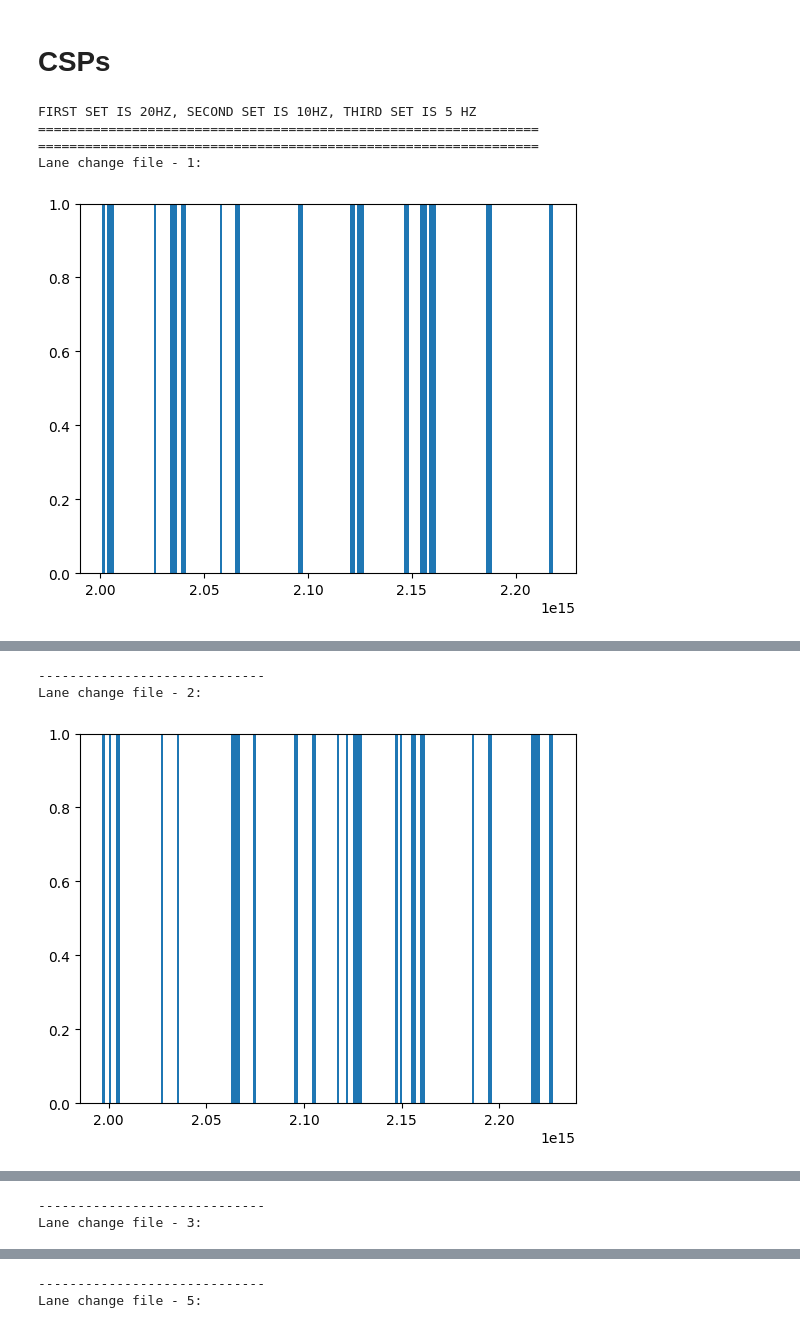
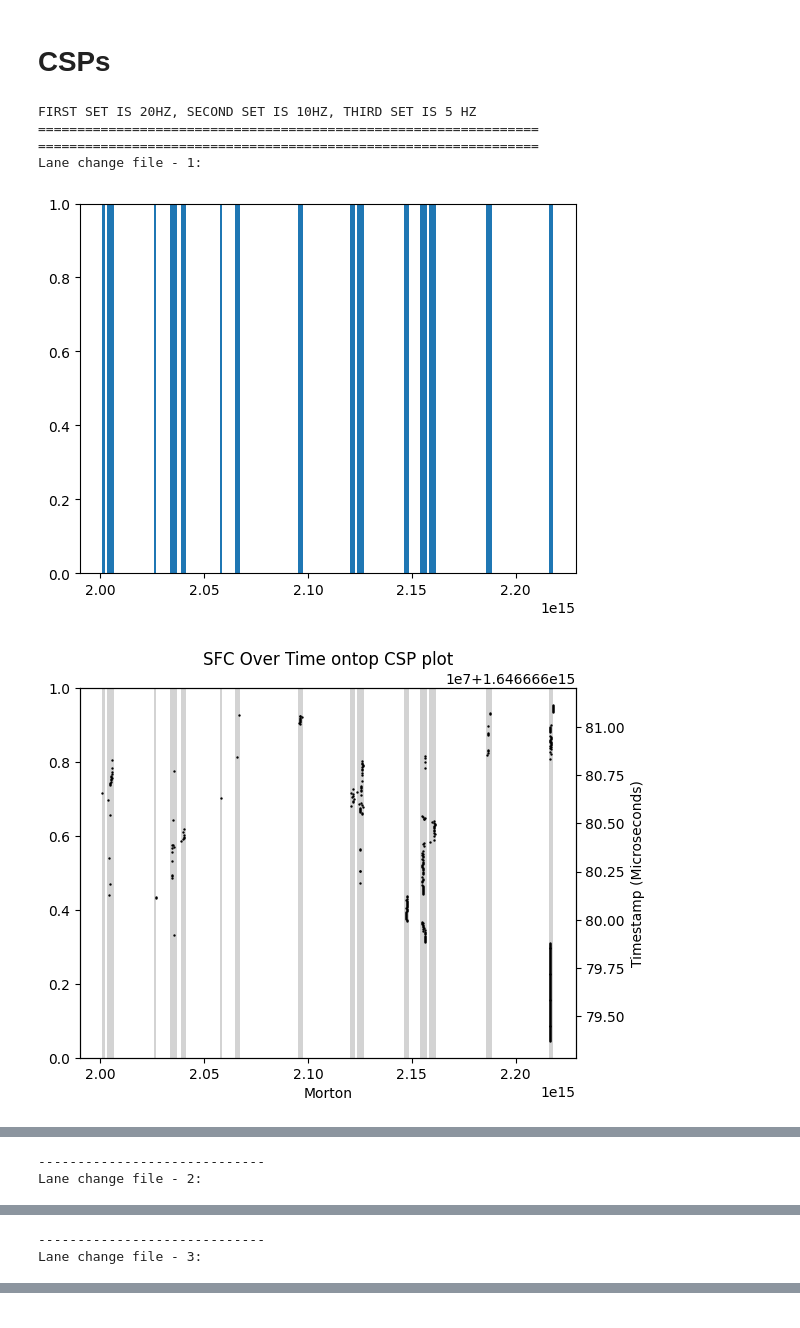
Before and after one commit to Marble879/SFC_scripts, a Jupyter notebook: LaneChange_Scripts/Morton CSPs Zcurve 3 dims .ipynb, the cells around one changed output, grey strips where cells are left out. Drawn from its saved outputs; the diff is of its cells as text; code cells hidden in the pictures.

```diff
--- a/LaneChange_Scripts/Morton CSPs Zcurve 3 dims .ipynb
+++ b/LaneChange_Scripts/Morton CSPs Zcurve 3 dims .ipynb
@@ -168,30 +169,56 @@ print("FIRST SET IS 20HZ, SECOND SET IS 10HZ, THIRD SET IS 5 HZ ")
 plt.show()
 
 
 hz = 20
 for laneChanges in laneChangeDfs:
     lcCounter = 1
     print("================================================================")
     print("================================================================")
     for df in laneChanges:
         print("Lane change file - " + str(lcCounter) + ": ")
 
         min = df['morton'].min()
         max = df['morton'].max()
         max = 30000000000
 
         plt.hist(df['morton'], bins=200)
         #plt.xlim(0,max)
         plt.ylim(0,1)
         plt.savefig(str(lcCounter)+'_'+str(hz)+'hz.png')
         plt.show()
 
+        fig, ax = plt.subplots()
+        ax.hist(df['morton'], bins=200, color='lightgray')
+        ax.set_ylim([0,1])
+        #ax.set_xlim([0, 40000000000])
+
+        ax2 = ax.twinx()
+
+        ax2.scatter(x=df['morton'],y=df['ts'], c='black', s=0.5)
+
+        ax.set_xlabel('Morton')
+
+        ax2.set_title("SFC Over Time ontop CSP plot")
+        ax2.set_ylabel('Timestamp (Microseconds)')
+
+        plt.show()
+
+        plt.scatter(x=df['morton'],y=df['ts'], c='red', s=0.5)
+        plt.title("SFC Over Time")
+        plt.xlabel("Morton value")
+        plt.ylabel("Timestamp (Microseconds)")
+        plt.show()
+        #output_df.plot(x = 'ts', y = ['accel_lon', 'accel_trans'], title="Accelerations against Timestamp", xlabel="Timestamp (Microseconds)", ylabel="Acceleration (m/s\u00B2)")
+
+        #plt.savefig('MortonScatterTest9.png', transparent=True)
+
         print("-----------------------------")
 
         lcCounter += 1
 # %% [output]
 FIRST SET IS 20HZ, SECOND SET IS 10HZ, THIRD SET IS 5 HZ
 ================================================================
 ================================================================
 Lane change file - 1:
 [figure]
+[figure, new version]
@@ -198,3 +226,2 @@ Lane change file - 1:
 -----------------------------
 Lane change file - 2:
-[figure, old version]
@@ -207,2 +236,0 @@ Lane change file - 4:
------------------------------
-Lane change file - 5:
```
Also changed, not shown: parts of 3 cells of this notebook, 30 other files.
